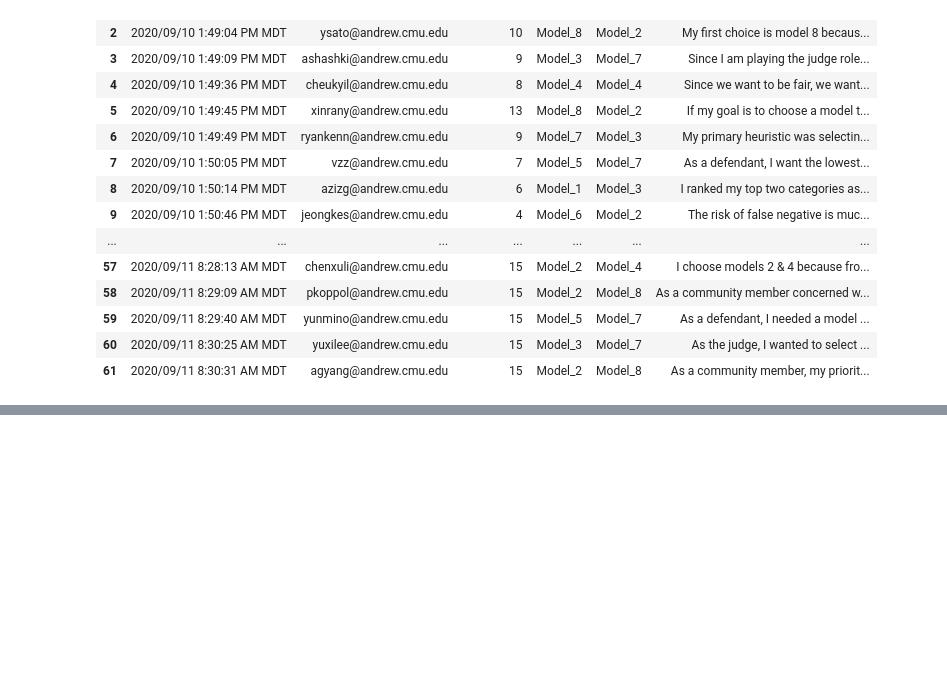
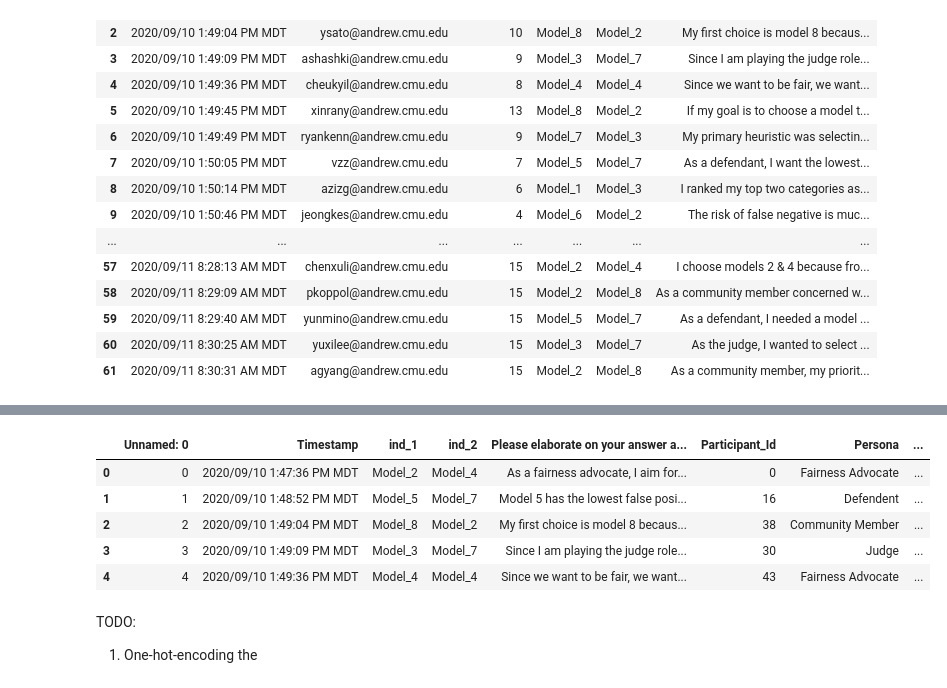
Before and after one commit to WesDeng/Recidivism_Exp, a Jupyter notebook: Untitled.ipynb, the cells around one changed output, grey strips where cells are left out. Saved outputs shown, nothing was run; the diff lists cells and outputs as text; code cells hidden in the pictures; blank space fills up the shorter version.

Commit message:
new data

```diff
--- a/Untitled.ipynb
+++ b/Untitled.ipynb
@@ -119,3 +119,5 @@ df_prev
 | 59 | 2020/09/11 8:29:40 AM MDT | yunmino@andrew.cmu.edu | 15 | Model_5 | Model_7 | As a defendant, I needed a model ... |
 | 60 | 2020/09/11 8:30:25 AM MDT | yuxilee@andrew.cmu.edu | 15 | Model_3 | Model_7 | As the judge, I wanted to select ... |
 | 61 | 2020/09/11 8:30:31 AM MDT | agyang@andrew.cmu.edu | 15 | Model_2 | Model_8 | As a community member, my priorit... |
+# %%
+df_new = pd.read_csv('./desensitized_model_data.csv')
@@ -121,0 +136,12 @@ df_prev
+# %%
+df_new.head()
+# %% [output]
+|  | Unnamed: 0 | Timestamp | ind_1 | ind_2 | Please elaborate on your answer a... | Participant_Id | Persona | ... |
+| 0 | 0 | 2020/09/10 1:47:36 PM MDT | Model_2 | Model_4 | As a fairness advocate, I aim for... | 0 | Fairness Advocate | ... |
+| 1 | 1 | 2020/09/10 1:48:52 PM MDT | Model_5 | Model_7 | Model 5 has the lowest false posi... | 16 | Defendent | ... |
+| 2 | 2 | 2020/09/10 1:49:04 PM MDT | Model_8 | Model_2 | My first choice is model 8 becaus... | 38 | Community Member | ... |
+| 3 | 3 | 2020/09/10 1:49:09 PM MDT | Model_3 | Model_7 | Since I am playing the judge role... | 30 | Judge | ... |
+| 4 | 4 | 2020/09/10 1:49:36 PM MDT | Model_4 | Model_4 | Since we want to be fair, we want... | 43 | Fairness Advocate | ... |
+# %% [markdown]
+TODO:
+1. One-hot-encoding the
```
Also changed, not shown: parts of 2 cells of this notebook.
